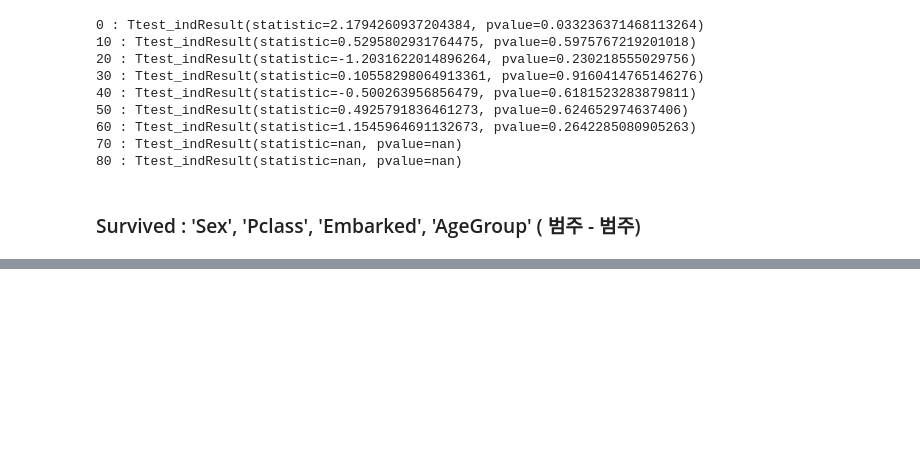
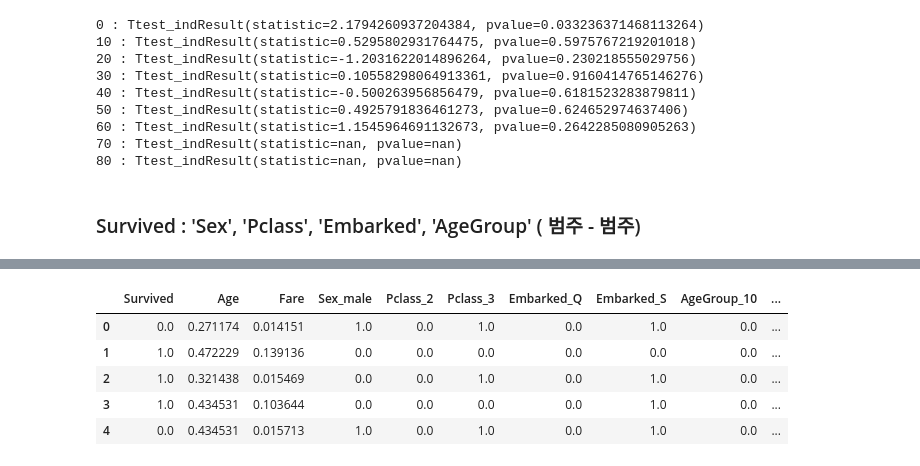
Before and after one commit to mskyun721/aivle_python, a Jupyter notebook: Class/titanic.ipynb, the cells around one changed output, grey strips where cells are left out. Drawn from its saved outputs; the diff is of its cells as text; code cells hidden in the pictures; blank space fills up the shorter version.

```diff
--- a/Class/titanic.ipynb
+++ b/Class/titanic.ipynb
@@ -254,0 +326,14 @@ plt.show()
+# %%
+# MinMaxScaler : min 0 ~ max 1 로 스케일링
+min_max = MinMaxScaler()
+mm_scaler = min_max.fit_transform(dummy_ti)
+mm_scaler = pd.DataFrame(mm_scaler, columns= list(dummy_ti))
+
+mm_scaler.head()
+# %% [output]
+|  | Survived | Age | Fare | Sex_male | Pclass_2 | Pclass_3 | Embarked_Q | Embarked_S | AgeGroup_10 | ... |
+| 0 | 0.0 | 0.271174 | 0.014151 | 1.0 | 0.0 | 1.0 | 0.0 | 1.0 | 0.0 | ... |
+| 1 | 1.0 | 0.472229 | 0.139136 | 0.0 | 0.0 | 0.0 | 0.0 | 0.0 | 0.0 | ... |
+| 2 | 1.0 | 0.321438 | 0.015469 | 0.0 | 0.0 | 1.0 | 0.0 | 1.0 | 0.0 | ... |
+| 3 | 1.0 | 0.434531 | 0.103644 | 0.0 | 0.0 | 0.0 | 0.0 | 1.0 | 0.0 | ... |
+| 4 | 0.0 | 0.434531 | 0.015713 | 1.0 | 0.0 | 1.0 | 0.0 | 1.0 | 0.0 | ... |
```
Also changed, not shown: parts of 14 cells of this notebook, 2 other files.
